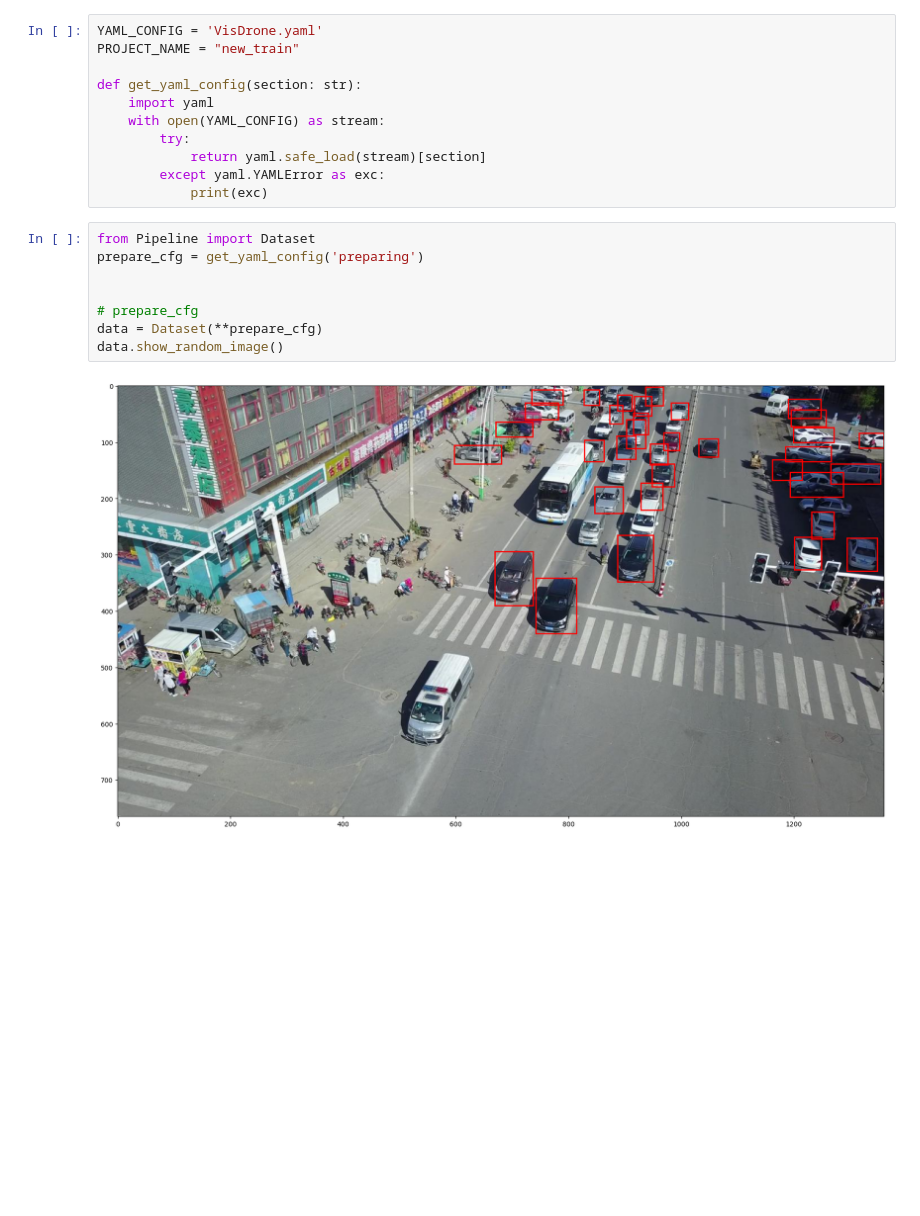
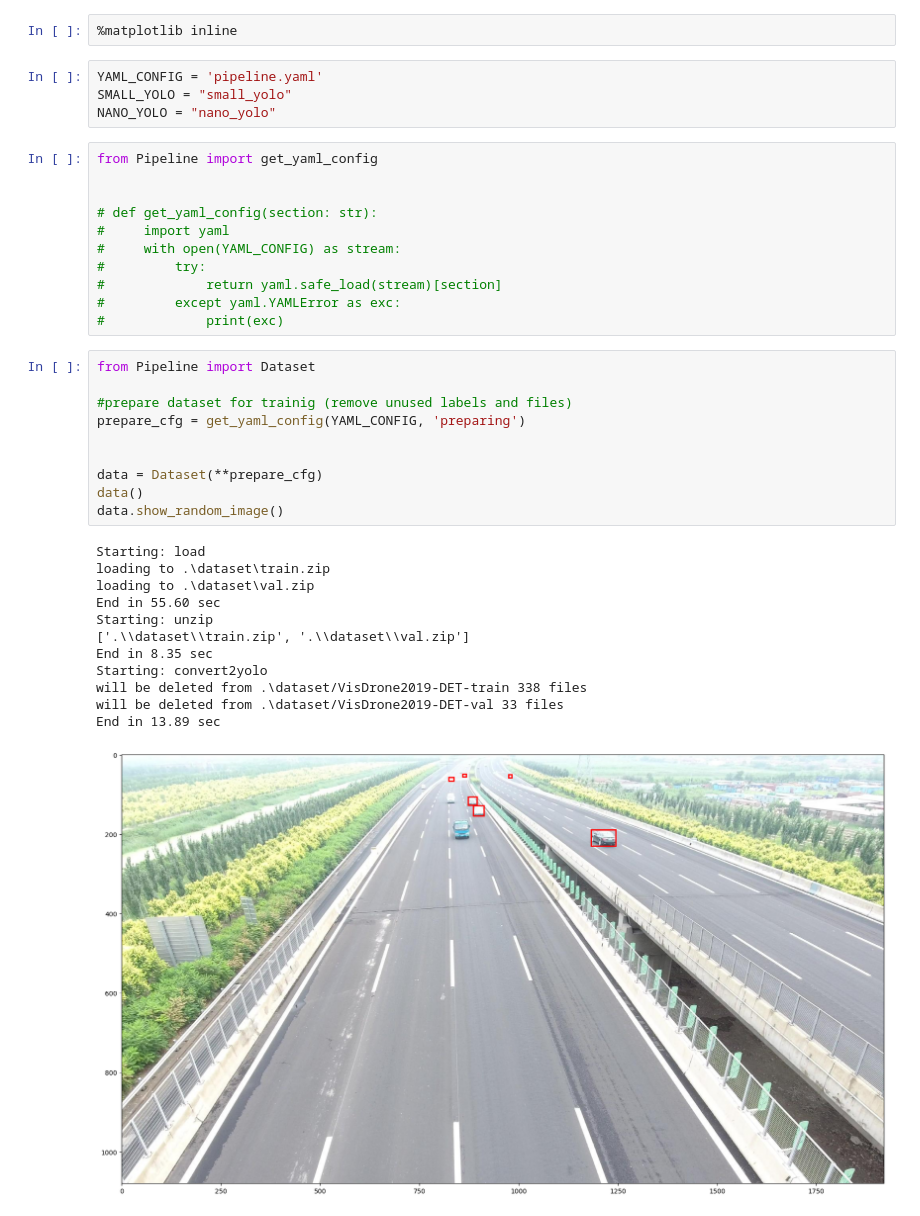
Before and after one commit to AntoxaZ18/car-visdrone, a Jupyter notebook: train.ipynb, the cells around one changed output. Saved outputs shown, nothing was run; the diff lists cells and outputs as text; blank space fills up the shorter version.

Commit message:
-remove demo to another project -update pipeline scripts -update ipynb example script

```diff
--- a/train.ipynb
+++ b/train.ipynb
@@ -4,21 +9,40 @@ random.seed(42)
+# %%
+%matplotlib inline
+# %%
+YAML_CONFIG = 'pipeline.yaml'
+SMALL_YOLO = "small_yolo"
+NANO_YOLO = "nano_yolo"
 # %%
-YAML_CONFIG = 'VisDrone.yaml'
-PROJECT_NAME = "new_train"
+from Pipeline import get_yaml_config
 
-def get_yaml_config(section: str):
-    import yaml
-    with open(YAML_CONFIG) as stream:
-        try:
-            return yaml.safe_load(stream)[section]
-        except yaml.YAMLError as exc:
-            print(exc)
+
+# def get_yaml_config(section: str):
+#     import yaml
+#     with open(YAML_CONFIG) as stream:
+#         try:
+#             return yaml.safe_load(stream)[section]
+#         except yaml.YAMLError as exc:
+#             print(exc)
 # %%
 from Pipeline import Dataset
-prepare_cfg = get_yaml_config('preparing')
+
+#prepare dataset for trainig (remove unused labels and files)
+prepare_cfg = get_yaml_config(YAML_CONFIG, 'preparing')
 
 
-# prepare_cfg
 data = Dataset(**prepare_cfg)
+data()
 data.show_random_image()
 # %% [output]
+Starting: load
+loading to .\dataset\train.zip
+loading to .\dataset\val.zip
+End in 55.60 sec
+Starting: unzip
+['.\\dataset\\train.zip', '.\\dataset\\val.zip']
+End in 8.35 sec
+Starting: convert2yolo
+will be deleted from .\dataset/VisDrone2019-DET-train 338 files
+will be deleted from .\dataset/VisDrone2019-DET-val 33 files
+End in 13.89 sec
-[figure, old version]
+[figure, new version]
```
Also changed, not shown: parts of 18 cells of this notebook, 34 other files.
